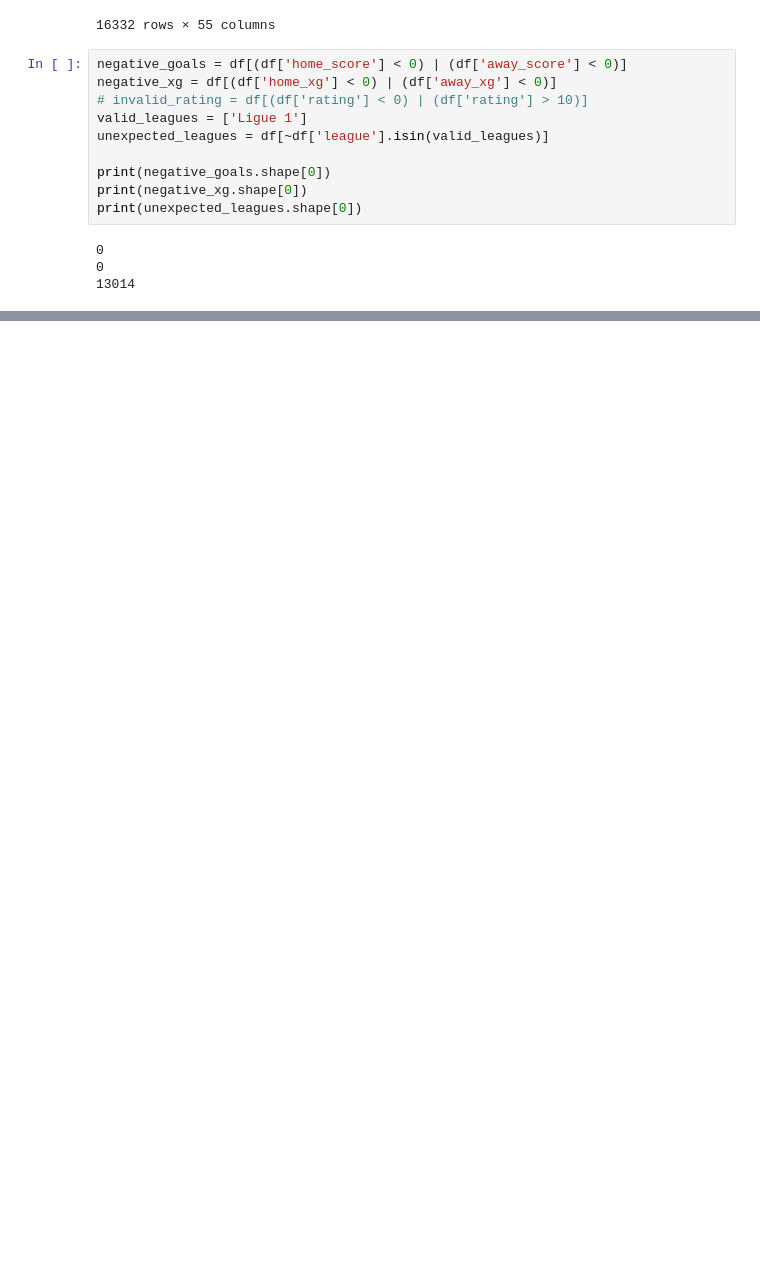
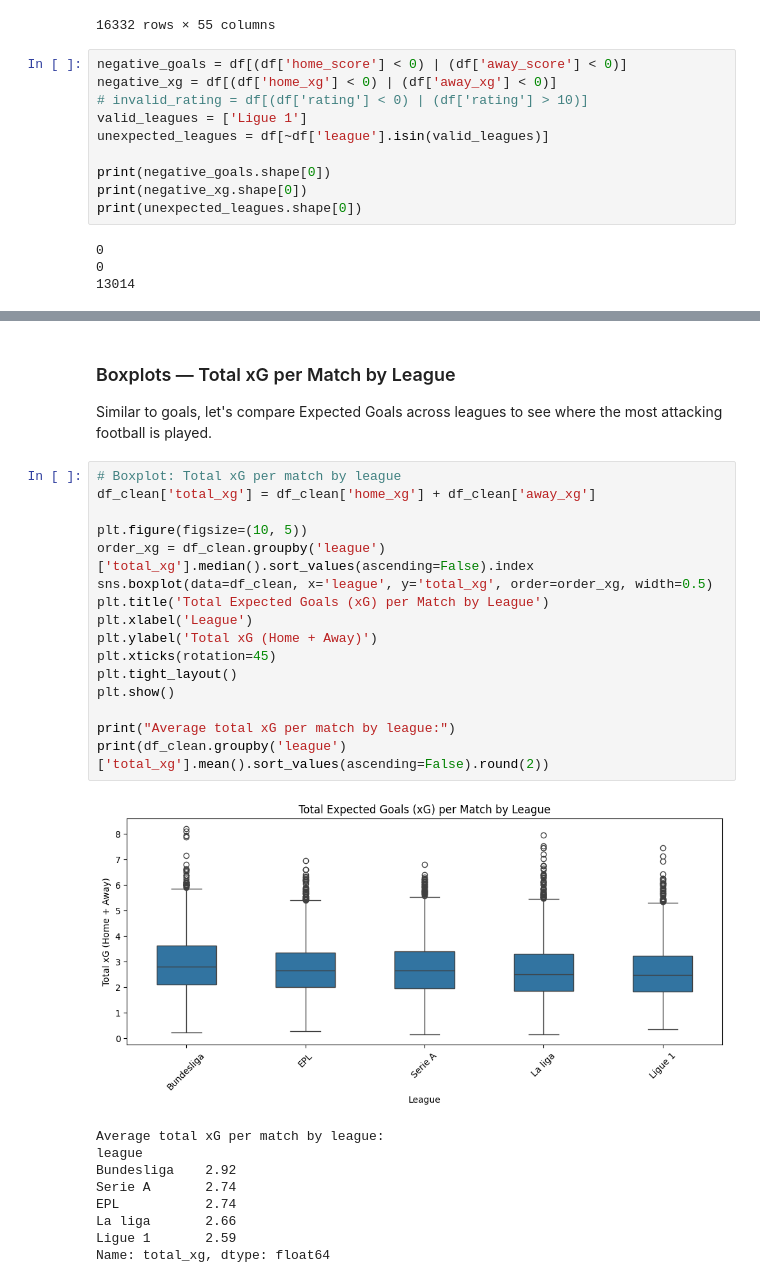
Before and after one commit to magrimuc/prj-2-eda-sql-football-matches-statistics, a Jupyter notebook: octavian_notebook.ipynb, the cells around one changed output, grey strips where cells are left out. Cells and saved outputs as stored; diff of their text form; blank space fills up the shorter version.

```diff
--- a/octavian_notebook.ipynb
+++ b/octavian_notebook.ipynb
@@ -318,0 +526,29 @@ print(unexpected_leagues.shape[0])
+# %% [markdown]
+### Boxplots — Total xG per Match by League
+Similar to goals, let's compare Expected Goals across leagues to see where the most attacking football is played.
+# %%
+# Boxplot: Total xG per match by league
+df_clean['total_xg'] = df_clean['home_xg'] + df_clean['away_xg']
+
+plt.figure(figsize=(10, 5))
+order_xg = df_clean.groupby('league')['total_xg'].median().sort_values(ascending=False).index
+sns.boxplot(data=df_clean, x='league', y='total_xg', order=order_xg, width=0.5)
+plt.title('Total Expected Goals (xG) per Match by League')
+plt.xlabel('League')
+plt.ylabel('Total xG (Home + Away)')
+plt.xticks(rotation=45)
+plt.tight_layout()
+plt.show()
+
+print("Average total xG per match by league:")
+print(df_clean.groupby('league')['total_xg'].mean().sort_values(ascending=False).round(2))
+# %% [output]
+[figure, added]
+Average total xG per match by league:
+league
+Bundesliga    2.92
+Serie A       2.74
+EPL           2.74
+La liga       2.66
+Ligue 1       2.59
+Name: total_xg, dtype: float64
```
Also changed, not shown: parts of 50 cells of this notebook, 1 other file.
